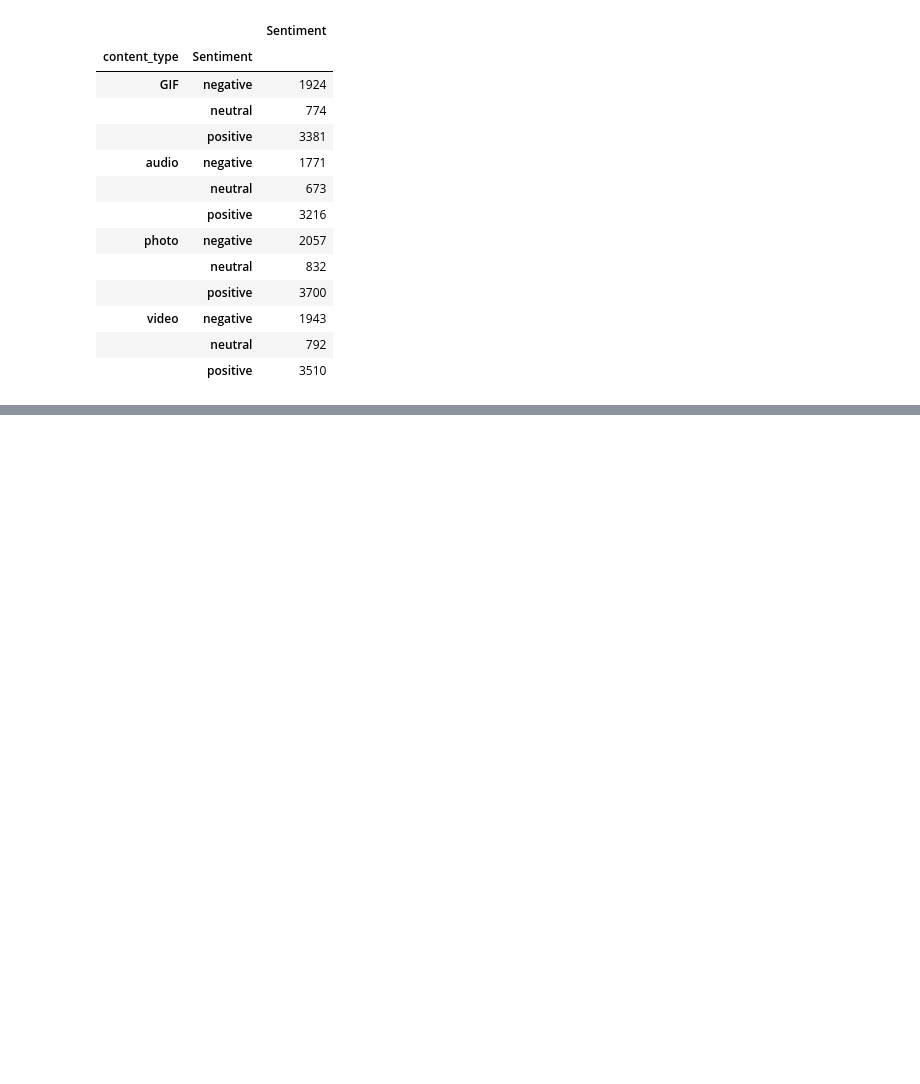
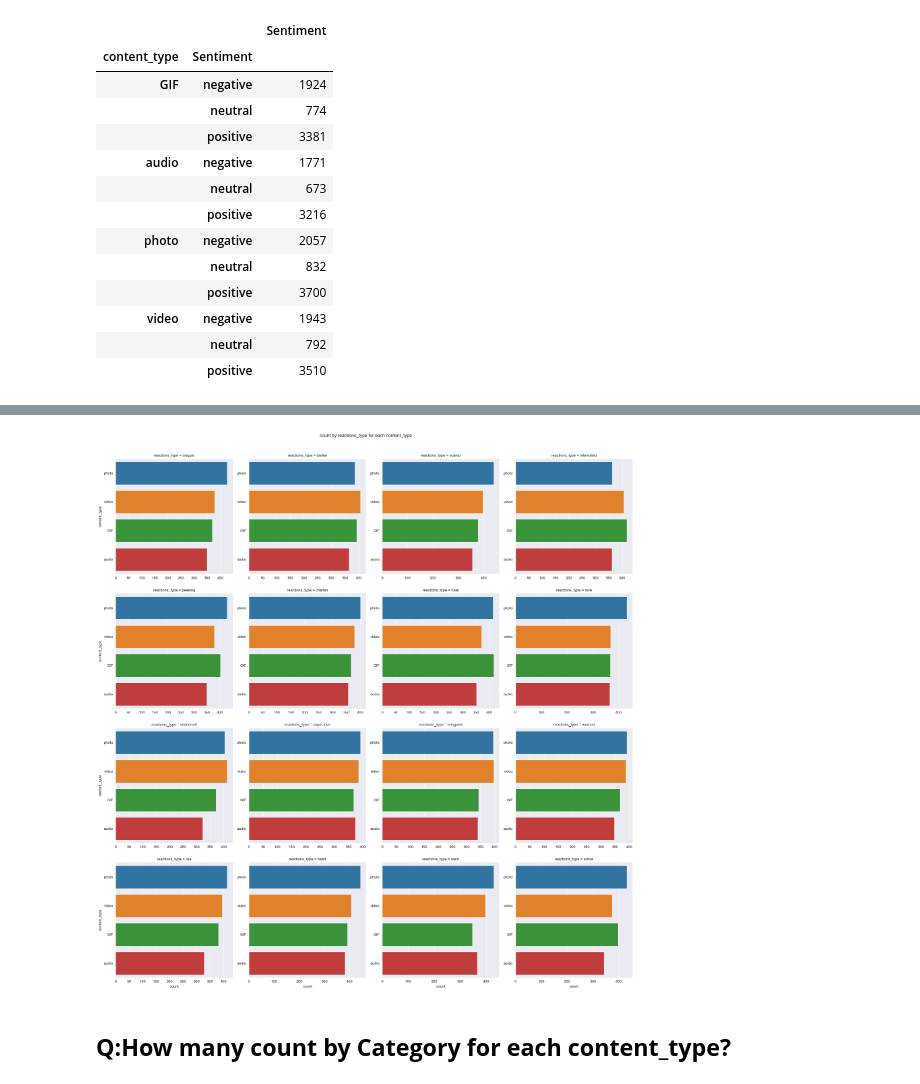
Before and after one commit to AhmAnwar/accenture_virtual_experience_VE_by_Forage, a Jupyter notebook: accenture_task.ipynb, the cells around one changed output, grey strips where cells are left out. Cells and saved outputs as stored; diff of their text form; code cells hidden in the pictures; blank space fills up the shorter version.

```diff
--- a/accenture_task.ipynb
+++ b/accenture_task.ipynb
@@ -255,0 +300,9 @@ df.head()
+# %%
+cat_order = ['photo', 'video', 'GIF', 'audio']
+g = sns.catplot(kind='count', data=df, y='content_type', col='reactions_type', col_wrap=4, order=cat_order, sharey=False, sharex=False)
+g.fig.suptitle('count by reactions_type for each content_type', y=1.03)
+plt.show()
+# %% [output]
+[figure, added]
+# %% [markdown]
+## **Q:How many count by Category for each content_type?**
```
Also changed, not shown: parts of 21 cells of this notebook.
